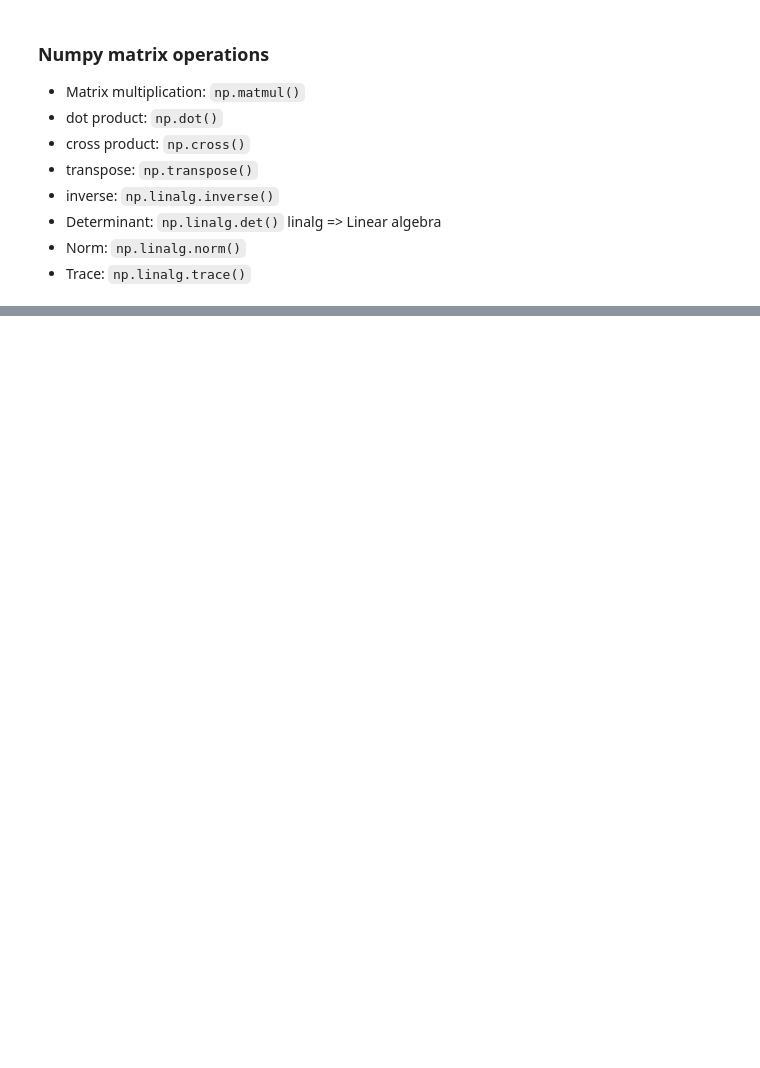
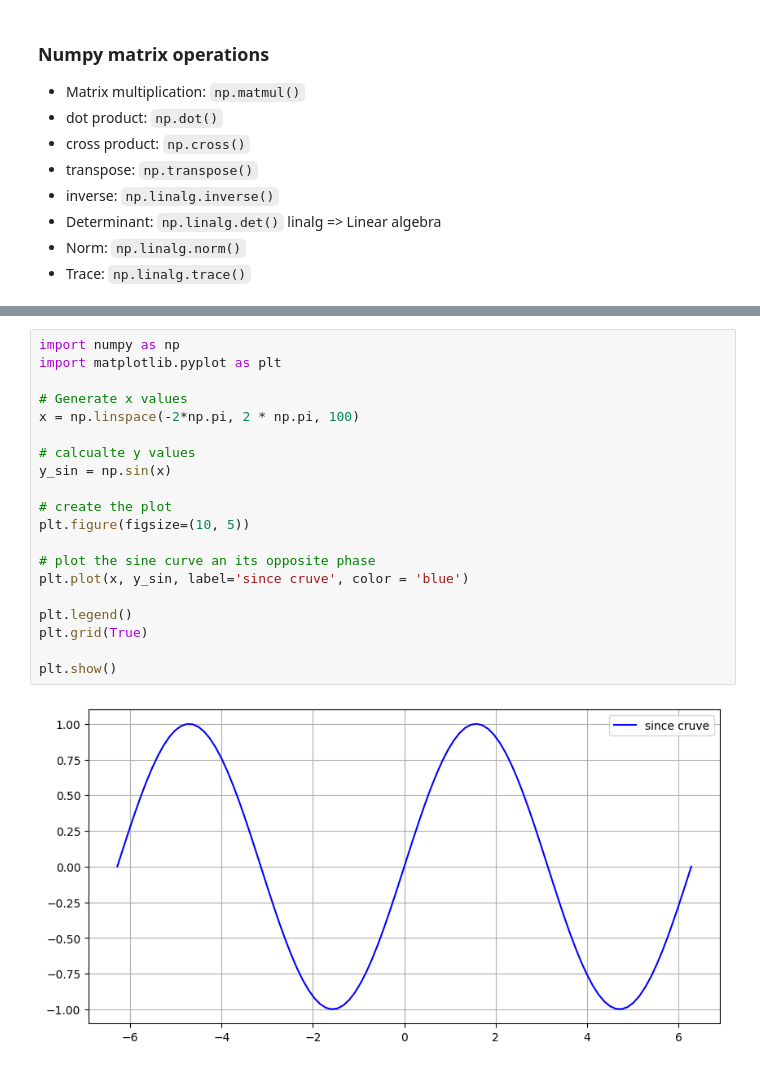
Before and after one commit to UjjwalKarkeyy/Python_Programming, a Jupyter notebook: Week-5_python.ipynb, the cells around one changed output, grey strips where cells are left out. Drawn from its saved outputs; the diff is of its cells as text; blank space fills up the shorter version.

```diff
--- a/Week-5_python.ipynb
+++ b/Week-5_python.ipynb
@@ -307,0 +355,22 @@ print(np.matmul(matrix1,matrix2))
+# %%
+import numpy as np
+import matplotlib.pyplot as plt
+
+# Generate x values
+x = np.linspace(-2*np.pi, 2 * np.pi, 100)
+
+# calcualte y values
+y_sin = np.sin(x)
+
+# create the plot
+plt.figure(figsize=(10, 5))
+
+# plot the sine curve an its opposite phase
+plt.plot(x, y_sin, label='since cruve', color = 'blue')
+
+plt.legend()
+plt.grid(True)
+
+plt.show()
+# %% [output]
+[figure, added]
```
Also changed, not shown: parts of 7 cells of this notebook.
